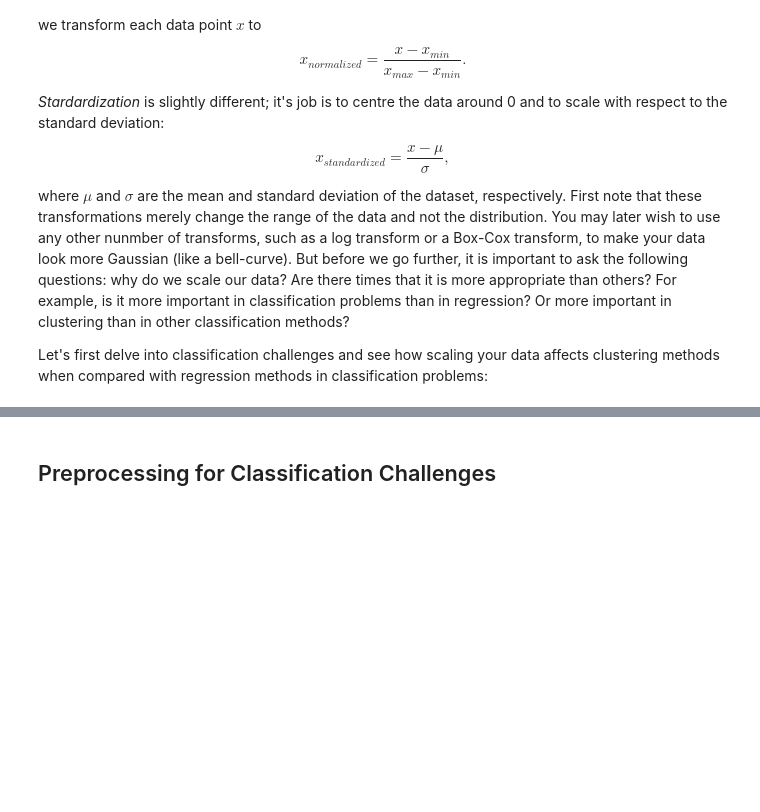
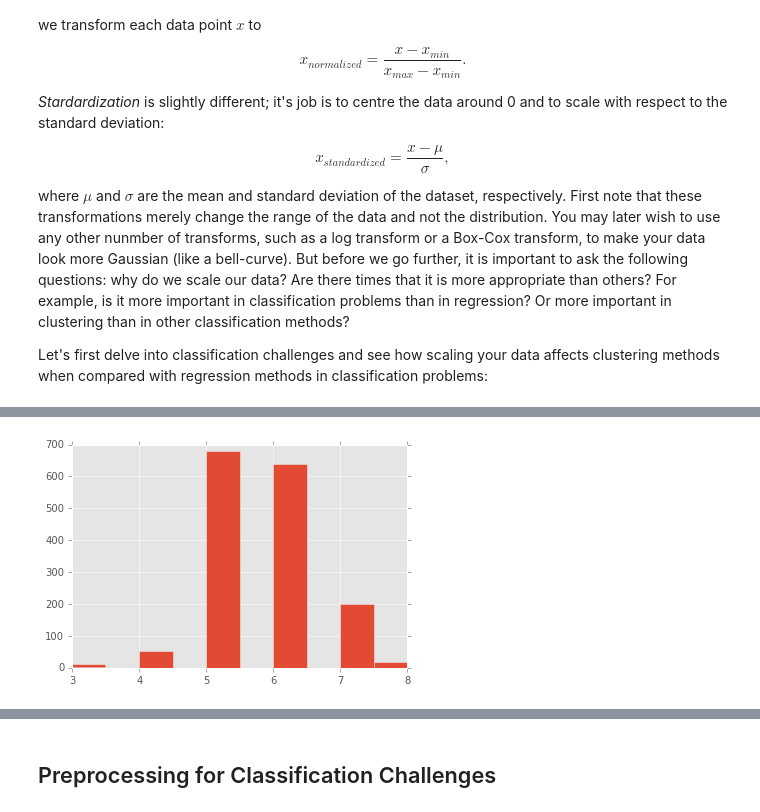
Before and after one commit to hugobowne/machine_learning_techniques, a Jupyter notebook: Preprocessing_note.ipynb, the cells around one changed output, grey strips where cells are left out. Saved outputs shown, nothing was run; the diff lists cells and outputs as text; code cells hidden in the pictures; blank space fills up the shorter version.

```diff
--- a/Preprocessing_note.ipynb
+++ b/Preprocessing_note.ipynb
@@ -16,0 +57,4 @@ Let's first delve into classification challenges and see how scaling your data a
+# %%
+plt.hist(y1);
+# %% [output]
+[figure, added]
```
Also changed, not shown: parts of 18 cells of this notebook.
